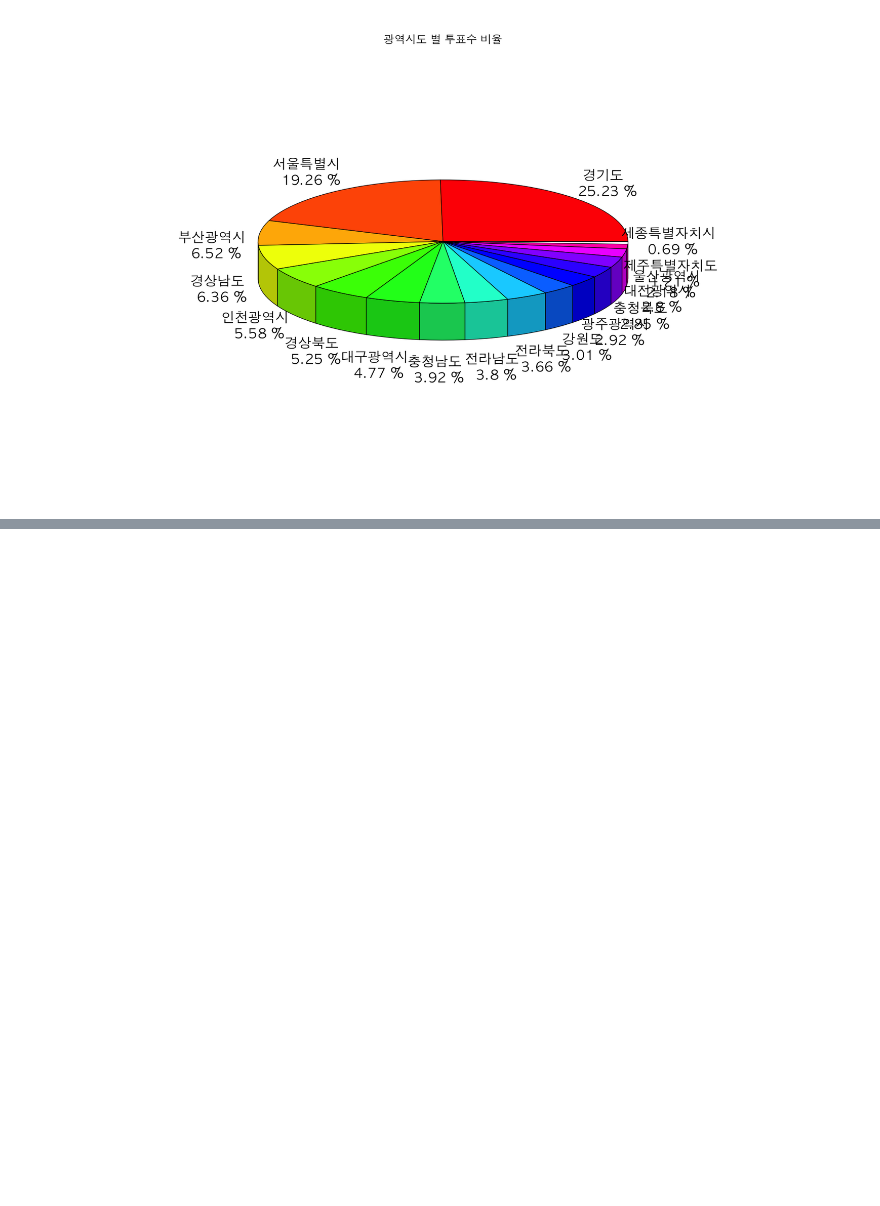
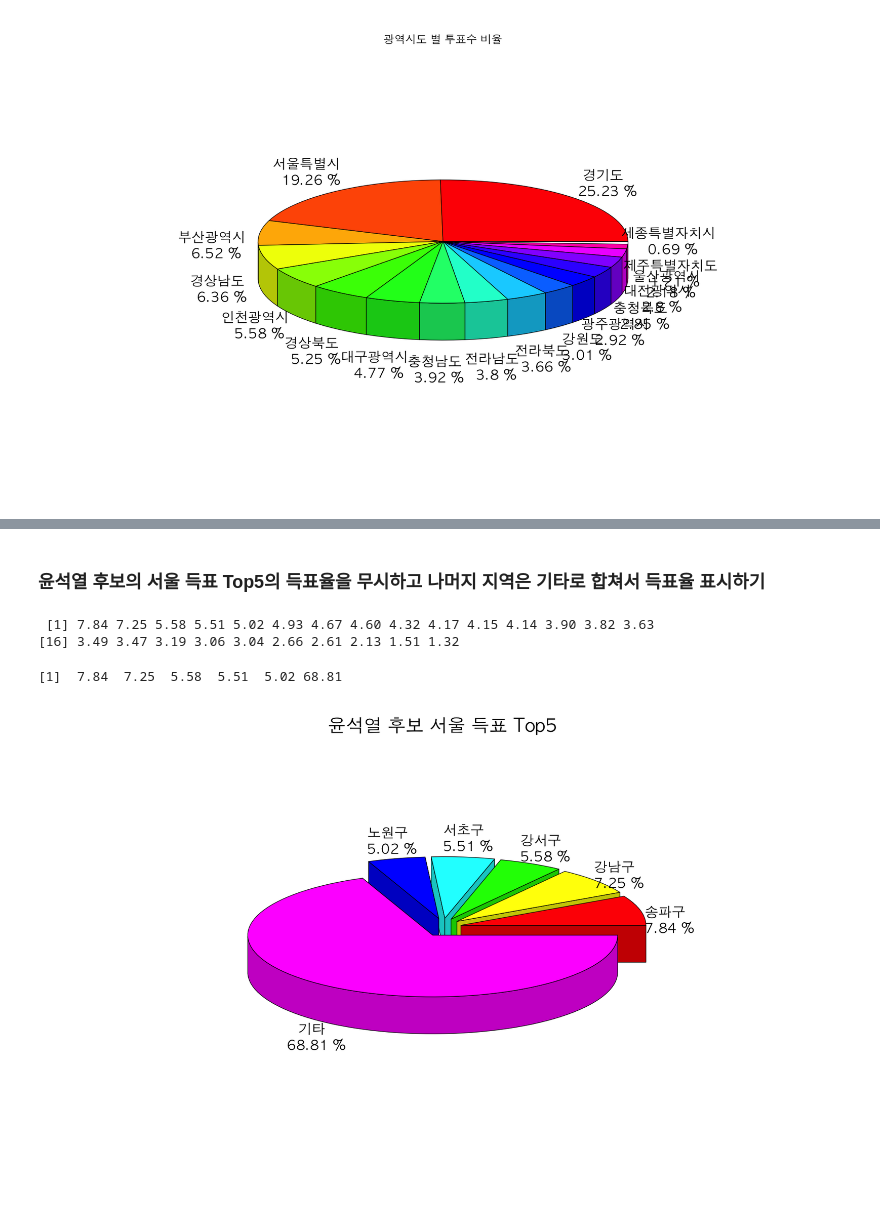
Before and after one commit to nnmmnn15/R_Practice, a Jupyter notebook: R_Programming/Note/10.대선자료 시각화_20대.ipynb, the cells around one changed output, grey strips where cells are left out. Cells and saved outputs as stored; diff of their text form; code cells hidden in the pictures; blank space fills up the shorter version.

```diff
--- a/R_Programming/Note/10.대선자료 시각화_20대.ipynb
+++ b/R_Programming/Note/10.대선자료 시각화_20대.ipynb
@@ -170,0 +230,31 @@ Usage:
+# %% [markdown]
+### 윤석열 후보의 서울 득표 Top5의 득표율을 무시하고 나머지 지역은 기타로 합쳐서 득표율 표시하기
+# %%
+# 서울 특별시만 남기기 # 내림차순 정렬
+elec_seoul <- arrange(subset(election, 광역시도 == "서울특별시")[,c(2,6)], desc(윤석열))
+
+# ratio 계산
+elec_seoul_yoon_ratio <- round(elec_seoul$`윤석열` / sum(elec_seoul$`윤석열`) * 100, 2)
+
+# top5를 제외하고 sum
+elec_seoul_yoon_ratio <- c(elec_seoul_yoon_ratio[1:5], sum(elec_seoul_yoon_ratio[6:length(elec_seoul_yoon_ratio)]))
+
+# 시군구 이름 정리
+elec_seoul_name <- c(elec_seoul$`시군구`[1:5], "기타")
+elec_seoul_label <- paste(elec_seoul_name, "\n", elec_seoul_yoon_ratio, "%")
+
+
+par(bg = "white", family = "AppleGothic")
+pie3D(
+    elec_seoul_yoon_ratio,
+    labels = elec_seoul_label,
+    explode = .1,
+    main = "윤석열 후보 서울 득표 Top5",
+    cex.main = 2,
+
+)
+# %% [output]
+ [1] 7.84 7.25 5.58 5.51 5.02 4.93 4.67 4.60 4.32 4.17 4.15 4.14 3.90 3.82 3.63
+[16] 3.49 3.47 3.19 3.06 3.04 2.66 2.61 2.13 1.51 1.32
+[1]  7.84  7.25  5.58  5.51  5.02 68.81
+[figure, added]
```
Also changed, not shown: parts of 28 cells of this notebook, 4 other files.
